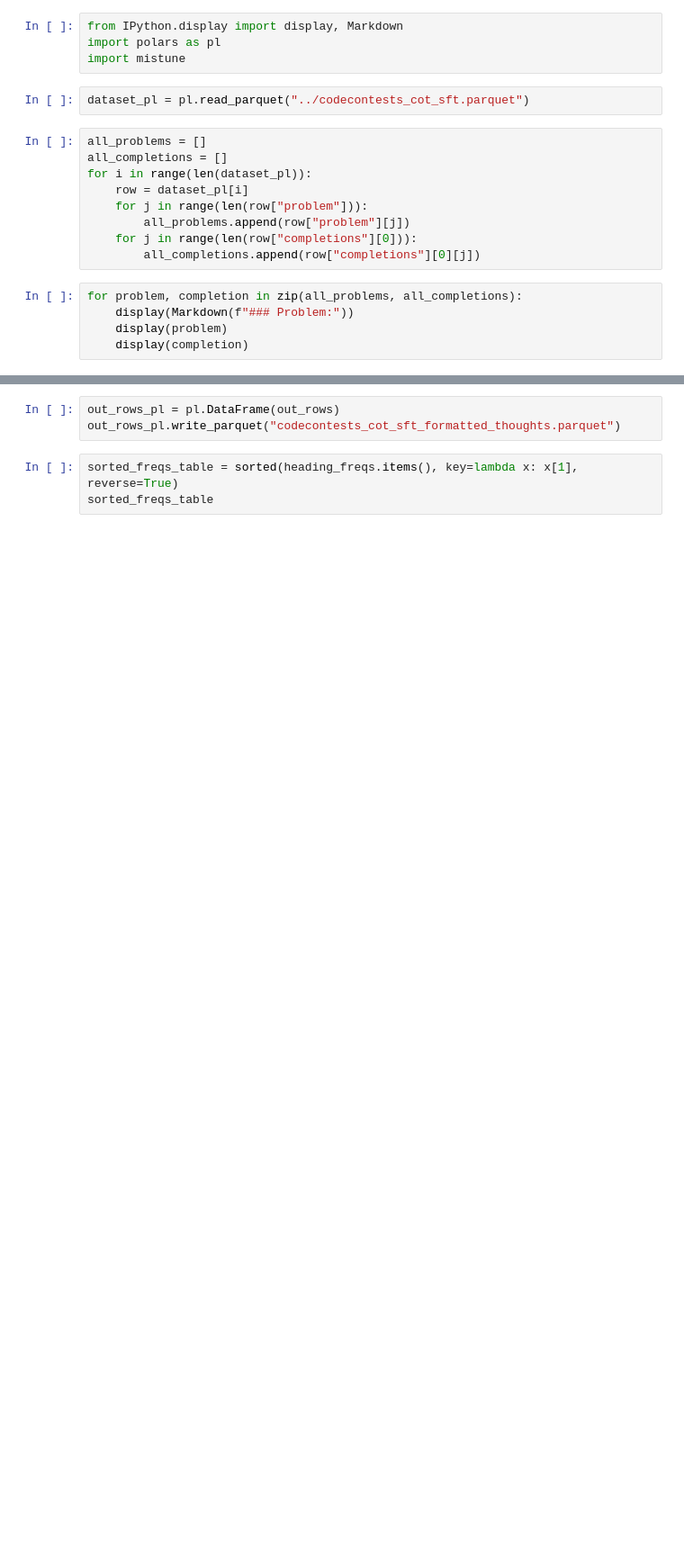
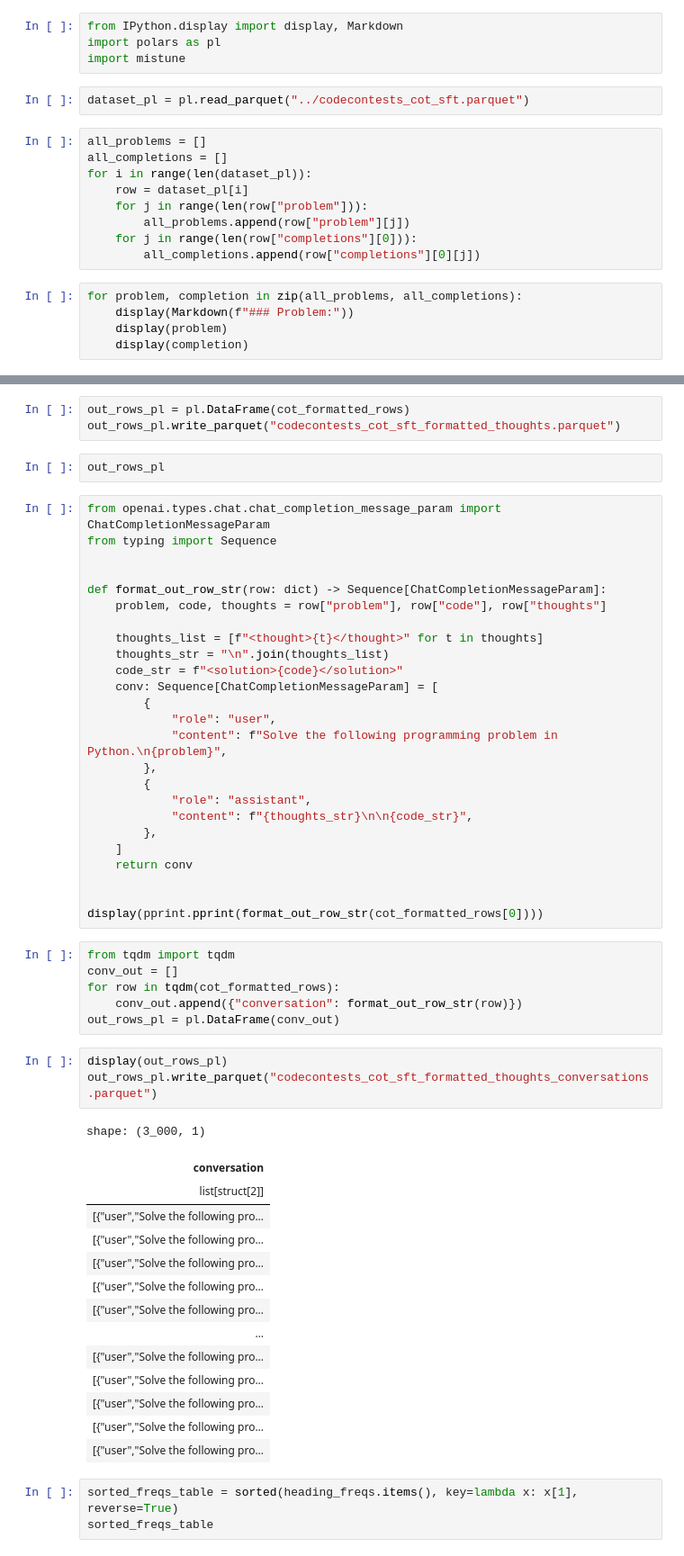
Before and after one commit to brianfitzgerald/smolmodels, a Jupyter notebook: notebooks/cot_parsing_dev.ipynb, the cells around one changed output, grey strips where cells are left out. Shown at 90% size. Saved outputs shown, nothing was run; the diff lists cells and outputs as text; blank space fills up the shorter version.

```diff
--- a/notebooks/cot_parsing_dev.ipynb
+++ b/notebooks/cot_parsing_dev.ipynb
@@ -102,7 +102,58 @@ for i in range(len(dataset_pl)):
             break
 # %%
-out_rows_pl = pl.DataFrame(out_rows)
+out_rows_pl = pl.DataFrame(cot_formatted_rows)
 out_rows_pl.write_parquet("codecontests_cot_sft_formatted_thoughts.parquet")
+# %%
+out_rows_pl
+# %%
+from openai.types.chat.chat_completion_message_param import ChatCompletionMessageParam
+from typing import Sequence
+
+
+def format_out_row_str(row: dict) -> Sequence[ChatCompletionMessageParam]:
+    problem, code, thoughts = row["problem"], row["code"], row["thoughts"]
+
+    thoughts_list = [f"<thought>{t}</thought>" for t in thoughts]
+    thoughts_str = "\n".join(thoughts_list)
+    code_str = f"<solution>{code}</solution>"
+    conv: Sequence[ChatCompletionMessageParam] = [
+        {
+            "role": "user",
+            "content": f"Solve the following programming problem in Python.\n{problem}",
+        },
+        {
+            "role": "assistant",
+            "content": f"{thoughts_str}\n\n{code_str}",
+        },
+    ]
+    return conv
+
+
+display(pprint.pprint(format_out_row_str(cot_formatted_rows[0])))
+# %%
+from tqdm import tqdm
+conv_out = []
+for row in tqdm(cot_formatted_rows):
+    conv_out.append({"conversation": format_out_row_str(row)})
+out_rows_pl = pl.DataFrame(conv_out)
+# %%
+display(out_rows_pl)
+out_rows_pl.write_parquet("codecontests_cot_sft_formatted_thoughts_conversations.parquet")
+# %% [output]
+shape: (3_000, 1)
+| conversation |
+| list[struct[2]] |
+| [{"user","Solve the following pro... |
+| [{"user","Solve the following pro... |
+| [{"user","Solve the following pro... |
+| [{"user","Solve the following pro... |
+| [{"user","Solve the following pro... |
+| … |
+| [{"user","Solve the following pro... |
+| [{"user","Solve the following pro... |
+| [{"user","Solve the following pro... |
+| [{"user","Solve the following pro... |
+| [{"user","Solve the following pro... |
 # %%
 sorted_freqs_table = sorted(heading_freqs.items(), key=lambda x: x[1], reverse=True)
 sorted_freqs_table
```
Also changed, not shown: parts of 1 cell of this notebook.
